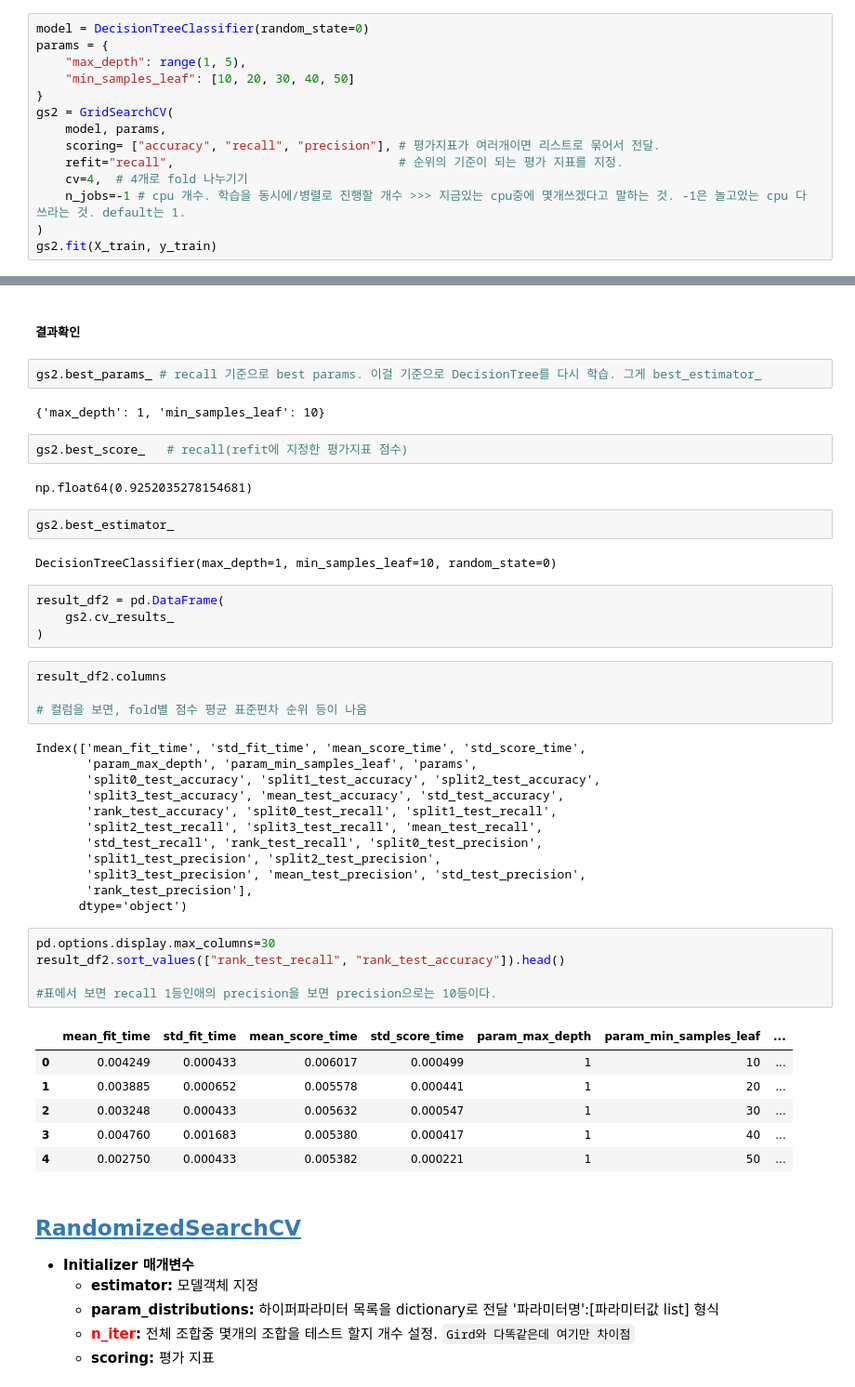
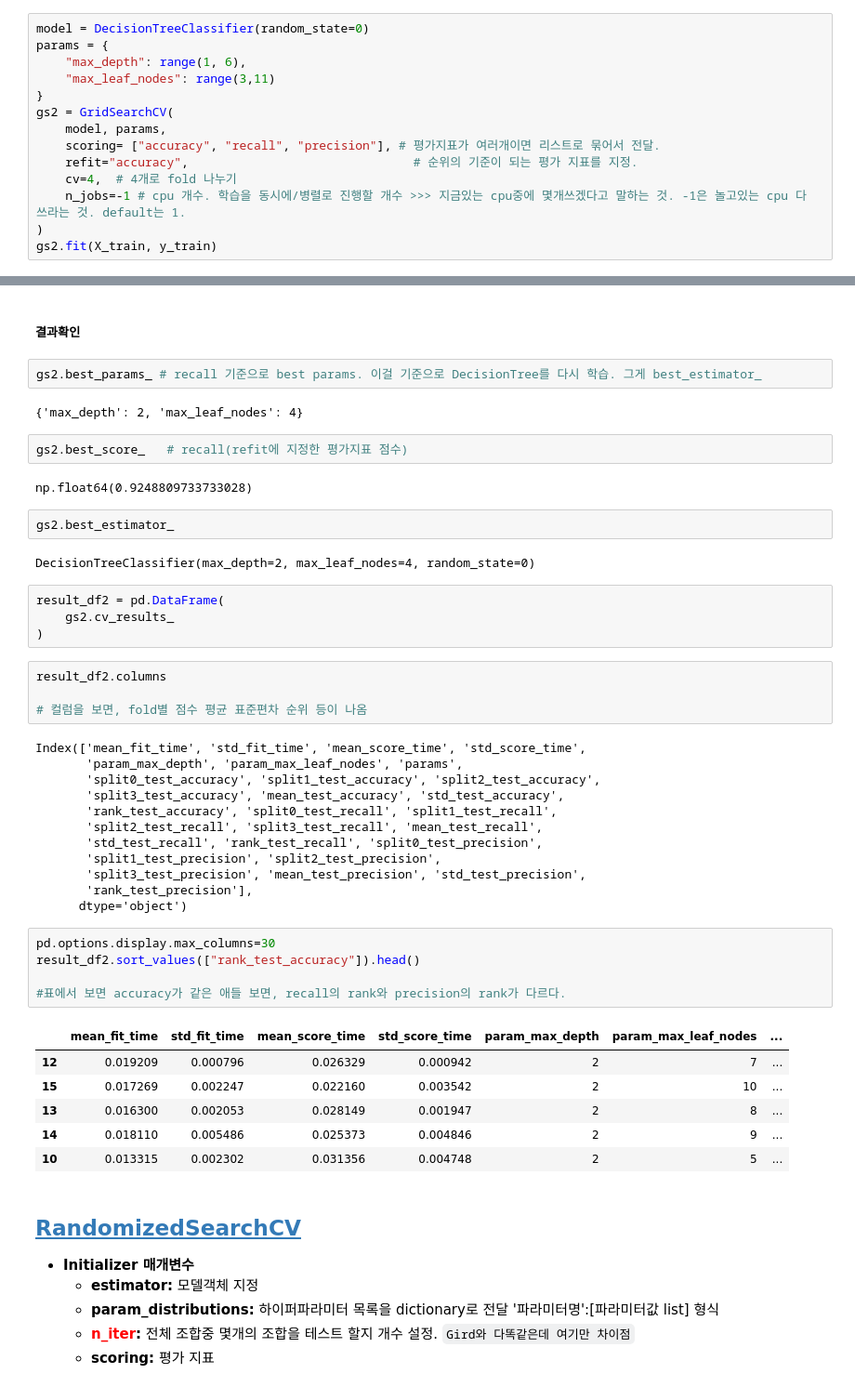
Before and after one commit to NGGW519/SKN13_mysrc, a Jupyter notebook: 08_머신러닝/06_과적합_일반화_그리드서치_파이프라인.ipynb, the cells around one changed output, grey strips where cells are left out. Shown at 93% size. Saved outputs shown, nothing was run; the diff lists cells and outputs as text.

```diff
--- a/08_머신러닝/06_과적합_일반화_그리드서치_파이프라인.ipynb
+++ b/08_머신러닝/06_과적합_일반화_그리드서치_파이프라인.ipynb
@@ -427,14 +440,14 @@ accuracy_score(y_test, pred_test2)
 # %%
 model = DecisionTreeClassifier(random_state=0)
 params = {
-    "max_depth": range(1, 5),
-    "min_samples_leaf": [10, 20, 30, 40, 50]
+    "max_depth": range(1, 6),
+    "max_leaf_nodes": range(3,11)
 }
 gs2 = GridSearchCV(
     model, params,
     scoring= ["accuracy", "recall", "precision"], # 평가지표가 여러개이면 리스트로 묶어서 전달.
-    refit="recall",                               # 순위의 기준이 되는 평가 지표를 지정.
-    cv=4,  # 4개로 fold 나누기기
+    refit="accuracy",                               # 순위의 기준이 되는 평가 지표를 지정.
+    cv=4,  # 4개로 fold 나누기
     n_jobs=-1 # cpu 개수. 학습을 동시에/병렬로 진행할 개수 >>> 지금있는 cpu중에 몇개쓰겠다고 말하는 것. -1은 놀고있는 cpu 다 쓰라는 것. default는 1.
 )
 gs2.fit(X_train, y_train)
@@ -448,15 +461,15 @@ GridSearchCV(cv=4, estimator=DecisionTreeClassifier(random_state=0), n_jobs=-1,
 # %%
 gs2.best_params_ # recall 기준으로 best params. 이걸 기준으로 DecisionTree를 다시 학습. 그게 best_estimator_
 # %% [output]
-{'max_depth': 1, 'min_samples_leaf': 10}
+{'max_depth': 2, 'max_leaf_nodes': 4}
 # %%
 gs2.best_score_   # recall(refit에 지정한 평가지표 점수)
 # %% [output]
-np.float64(0.9252035278154681)
+np.float64(0.9248809733733028)
 # %%
 gs2.best_estimator_
 # %% [output]
-DecisionTreeClassifier(max_depth=1, min_samples_leaf=10, random_state=0)
+DecisionTreeClassifier(max_depth=2, max_leaf_nodes=4, random_state=0)
 # %%
 result_df2 = pd.DataFrame(
     gs2.cv_results_
@@ -467,7 +480,7 @@ result_df2.columns
 # 컬럼을 보면, fold별 점수 평균 표준편차 순위 등이 나옴
 # %% [output]
 Index(['mean_fit_time', 'std_fit_time', 'mean_score_time', 'std_score_time',
-       'param_max_depth', 'param_min_samples_leaf', 'params',
+       'param_max_depth', 'param_max_leaf_nodes', 'params',
        'split0_test_accuracy', 'split1_test_accuracy', 'split2_test_accuracy',
        'split3_test_accuracy', 'mean_test_accuracy', 'std_test_accuracy',
        'rank_test_accuracy', 'split0_test_recall', 'split1_test_recall',
@@ -479,16 +492,16 @@ Index(['mean_fit_time', 'std_fit_time', 'mean_score_time', 'std_score_time',
       dtype='object')
 # %%
 pd.options.display.max_columns=30
-result_df2.sort_values(["rank_test_recall", "rank_test_accuracy"]).head()
+result_df2.sort_values(["rank_test_accuracy"]).head()
 
-#표에서 보면 recall 1등인애의 precision을 보면 precision으로는 10등이다.
+#표에서 보면 accuracy가 같은 애들 보면, recall의 rank와 precision의 rank가 다르다.
 # %% [output]
-|  | mean_fit_time | std_fit_time | mean_score_time | std_score_time | param_max_depth | param_min_samples_leaf | ... |
-| 0 | 0.004249 | 0.000433 | 0.006017 | 0.000499 | 1 | 10 | ... |
-| 1 | 0.003885 | 0.000652 | 0.005578 | 0.000441 | 1 | 20 | ... |
-| 2 | 0.003248 | 0.000433 | 0.005632 | 0.000547 | 1 | 30 | ... |
-| 3 | 0.004760 | 0.001683 | 0.005380 | 0.000417 | 1 | 40 | ... |
-| 4 | 0.002750 | 0.000433 | 0.005382 | 0.000221 | 1 | 50 | ... |
+|  | mean_fit_time | std_fit_time | mean_score_time | std_score_time | param_max_depth | param_max_leaf_nodes | ... |
+| 12 | 0.019209 | 0.000796 | 0.026329 | 0.000942 | 2 | 7 | ... |
+| 15 | 0.017269 | 0.002247 | 0.022160 | 0.003542 | 2 | 10 | ... |
+| 13 | 0.016300 | 0.002053 | 0.028149 | 0.001947 | 2 | 8 | ... |
+| 14 | 0.018110 | 0.005486 | 0.025373 | 0.004846 | 2 | 9 | ... |
+| 10 | 0.013315 | 0.002302 | 0.031356 | 0.004748 | 2 | 5 | ... |
 # %% [markdown]
 ## [RandomizedSearchCV](https://scikit-learn.org/stable/modules/generated/sklearn.model_selection.RandomizedSearchCV.html)
 - **Initializer 매개변수**
```
Also changed, not shown: parts of 31 cells of this notebook, 2 other files.
